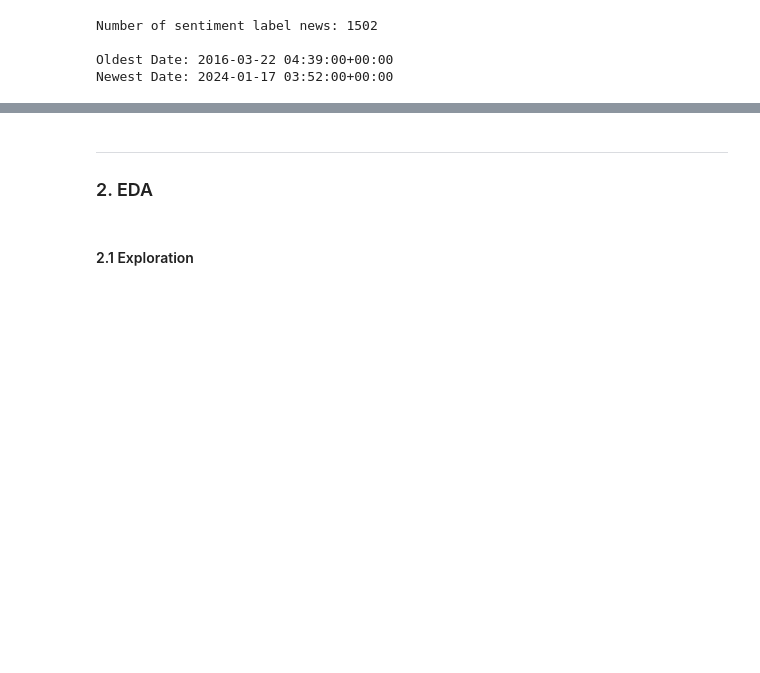
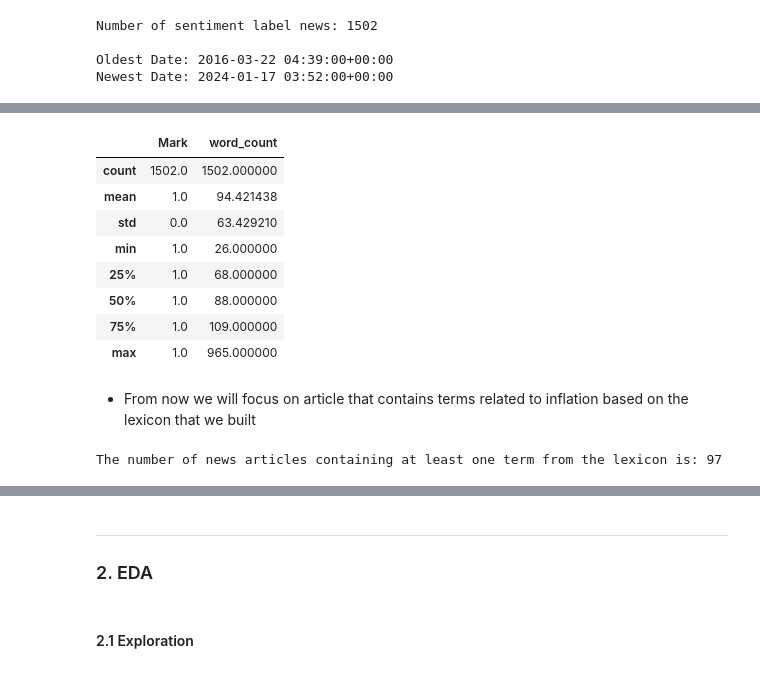
Before and after one commit to paultltc/InflaBERT, a Jupyter notebook: source/eda/news_eda.ipynb, the cells around one changed output, grey strips where cells are left out. Cells and saved outputs as stored; diff of their text form; code cells hidden in the pictures; blank space fills up the shorter version.

```diff
--- a/source/eda/news_eda.ipynb
+++ b/source/eda/news_eda.ipynb
@@ -105,0 +257,18 @@ Newest Date: 2024-01-17 03:52:00+00:00
+# %%
+# Apply the function to the 'New_text' column to get the word counts
+summarized_news['word_count'] = summarized_news['New_text'].apply(count_words)
+
+# Calculate the average number of words
+average_word_count = summarized_news['word_count'].describe()
+
+display(summarized_news.describe())
+# %% [output]
+|  | Mark | word_count |
+| count | 1502.0 | 1502.000000 |
+| mean | 1.0 | 94.421438 |
+| std | 0.0 | 63.429210 |
+| min | 1.0 | 26.000000 |
+| 25% | 1.0 | 68.000000 |
+| 50% | 1.0 | 88.000000 |
+| 75% | 1.0 | 109.000000 |
+| max | 1.0 | 965.000000 |
@@ -105,0 +277,16 @@ Newest Date: 2024-01-17 03:52:00+00:00
+# %% [markdown]
+- From now we will focus on article that contains terms related to inflation based on the lexicon that we built
+# %%
+# check number of these news containing terms related to inflation
+lexicon = pd.read_json('../../data/lexicon.json')['terms'].to_list()
+
+
+# Apply the function to filter the DataFrame
+summarized_news_filtered = summarized_news[summarized_news['New_text'].apply(lambda text: contains_lexicon_terms(text, lexicon))]
+
+# Calculate the number of filtered news articles
+number_of_filtered_news = len(summarized_news_filtered)
+
+print(f'The number of news articles containing at least one term from the lexicon is: {number_of_filtered_news}')
+# %% [output]
+The number of news articles containing at least one term from the lexicon is: 97
```
Also changed, not shown: parts of 39 cells of this notebook, 4 other files.
